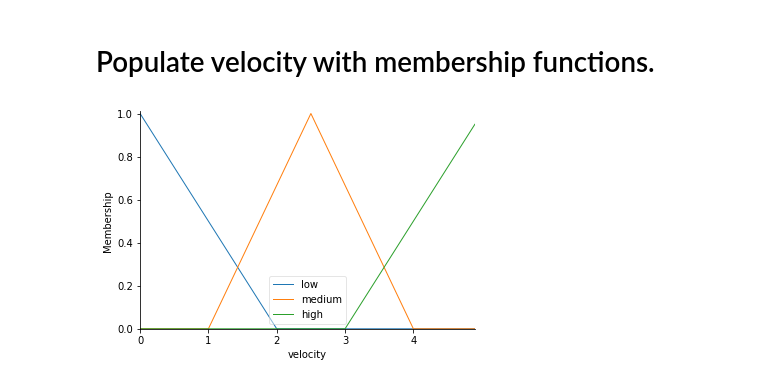
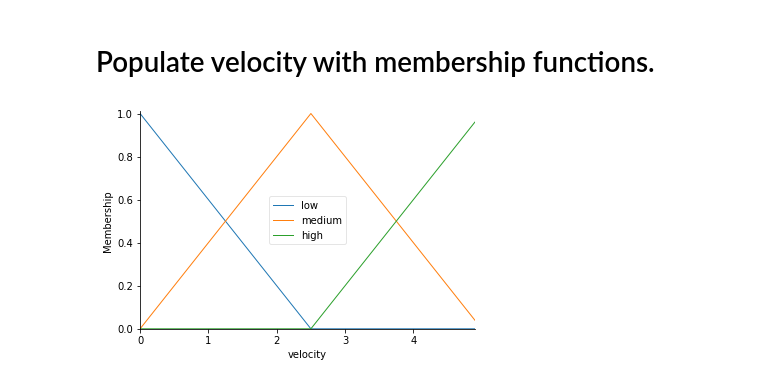
Before and after one commit to BuczynskiRafal/pipe_calculations, a Jupyter notebook: fuzzy logic.ipynb, the cells around one changed output. Drawn from its saved outputs; the diff is of its cells as text; code cells hidden in the pictures.

```diff
--- a/fuzzy logic.ipynb
+++ b/fuzzy logic.ipynb
@@ -215,10 +215,10 @@ slope.view()
 # %% [markdown]
 # Populate velocity with membership functions.
 # %%
-velocity['low'] = fuzz.trimf(velocity.universe, [v_min, v_min, 0.5 * v_max - 0.5])
-velocity['medium'] = fuzz.trimf(velocity.universe, [v_min + 1, 0.5 * v_max, v_max - 1])
-velocity['high'] = fuzz.trimf(velocity.universe, [0.5 * v_max + 0.5, v_max, v_max])
+velocity['low'] = fuzz.trimf(velocity.universe, [v_min, v_min, 0.5 * v_max])
+velocity['medium'] = fuzz.trimf(velocity.universe, [v_min, 0.5 * v_max, v_max])
+velocity['high'] = fuzz.trimf(velocity.universe, [0.5 * v_max, v_max, v_max])
 
 velocity.view()
 # %% [output]
-[figure, old version]
+[figure, new version]
```
Also changed, not shown: parts of 9 cells of this notebook.
